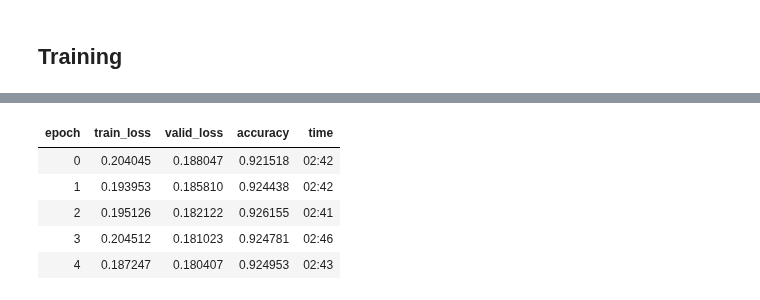
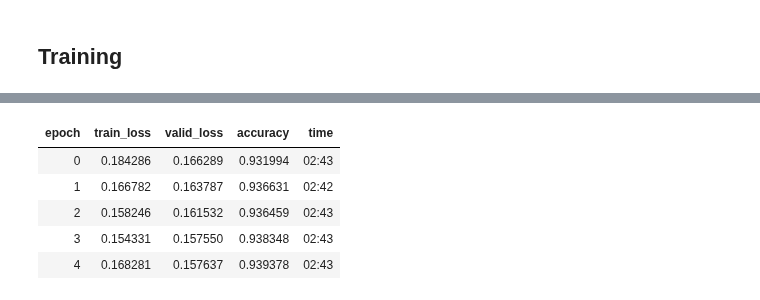
Before and after one commit to neronicolo/watch_bot, a Jupyter notebook: training/dial_visibility_classifier_2.ipynb, the cells around one changed output, grey strips where cells are left out. Saved outputs shown, nothing was run; the diff lists cells and outputs as text; code cells hidden in the pictures.

```diff
--- a/training/dial_visibility_classifier_2.ipynb
+++ b/training/dial_visibility_classifier_2.ipynb
@@ -123,9 +124,9 @@ LR Finder is complete, type {learner_name}.recorder.plot() to see the graph.
 # %%
-learn.fit_one_cycle(5, slice(5e-04))
+learn.fit_one_cycle(5, slice(1e-03))
 # %% [output]
 | epoch | train_loss | valid_loss | accuracy | time |
-| 0 | 0.204045 | 0.188047 | 0.921518 | 02:42 |
-| 1 | 0.193953 | 0.185810 | 0.924438 | 02:42 |
-| 2 | 0.195126 | 0.182122 | 0.926155 | 02:41 |
-| 3 | 0.204512 | 0.181023 | 0.924781 | 02:46 |
-| 4 | 0.187247 | 0.180407 | 0.924953 | 02:43 |
+| 0 | 0.184286 | 0.166289 | 0.931994 | 02:43 |
+| 1 | 0.166782 | 0.163787 | 0.936631 | 02:42 |
+| 2 | 0.158246 | 0.161532 | 0.936459 | 02:43 |
+| 3 | 0.154331 | 0.157550 | 0.938348 | 02:43 |
+| 4 | 0.168281 | 0.157637 | 0.939378 | 02:43 |
```
Also changed, not shown: parts of 8 cells of this notebook.
